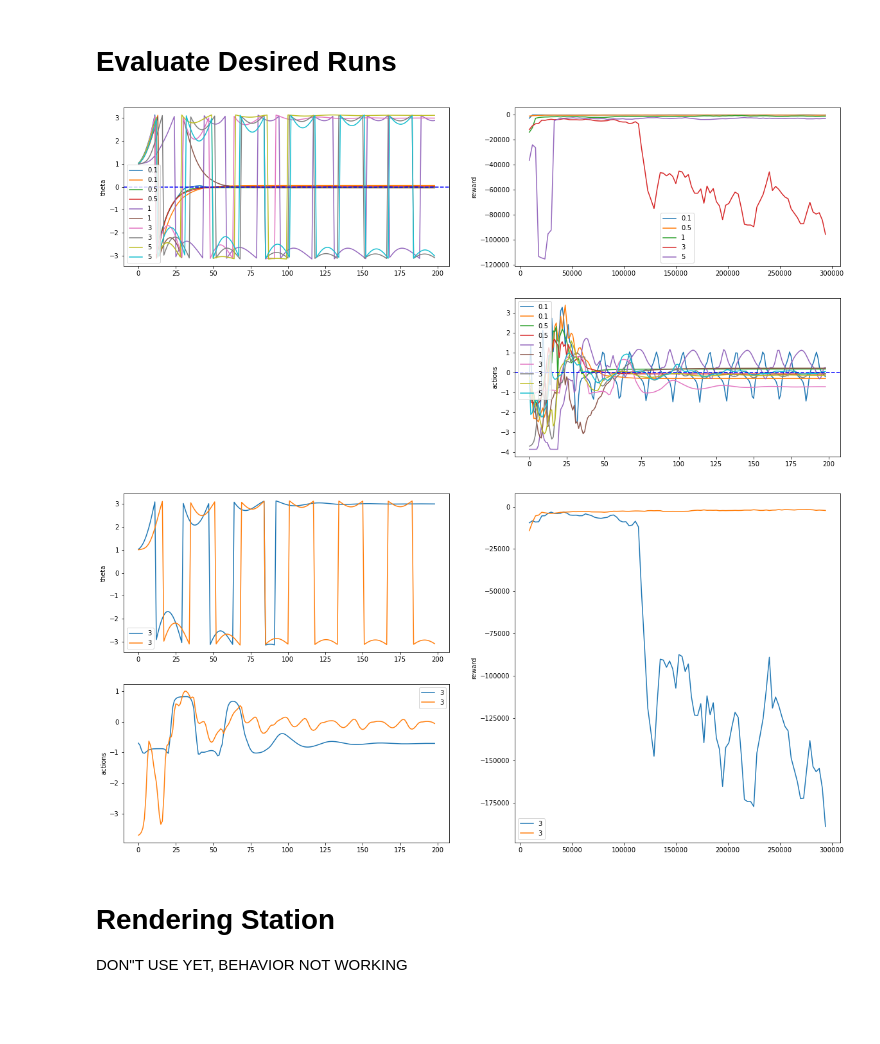
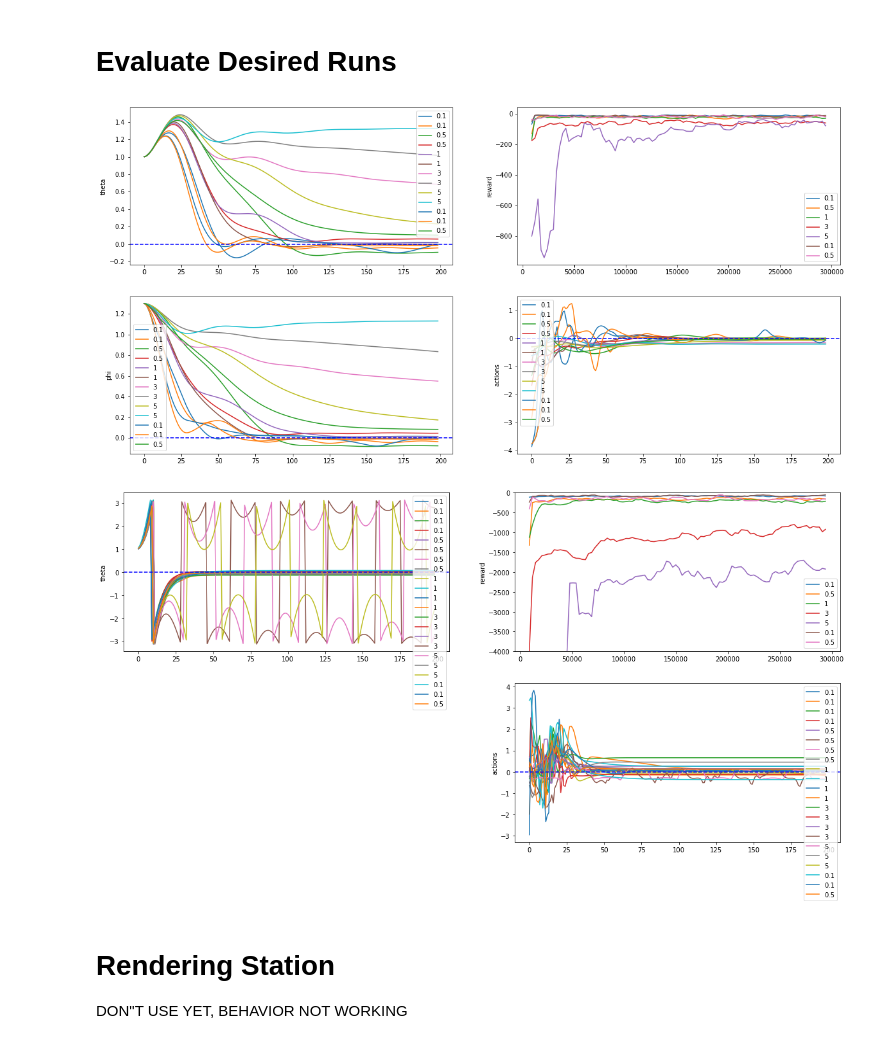
Before and after one commit to mohsinsarwari/RL_Path_Planning, a Jupyter notebook: cheap_control/evaluation.ipynb, the cells around one changed output. Drawn from its saved outputs; the diff is of its cells as text; code cells hidden in the pictures; blank space fills up the shorter version.

```diff
--- a/cheap_control/evaluation.ipynb
+++ b/cheap_control/evaluation.ipynb
@@ -66,16 +71,16 @@ def plot_eval():
         with open(os.path.join(os.path.join("./Runs", runs[0]), "params.pkl"), 'rb') as f:
             params = pickle.load(f)
         for folder in runs:
-            results = run_eval.evaluate(folder, init=[1, 0])
-            tb = results["newpendulum"]["mean_reward"]
+            results = run_eval.evaluate(folder, env='manipulator', init=[1, 1.3, 0, 0])
+            tb = results["manipulator"]["mean_reward"]
             tb_times = tb[0]
             tb_rew = [a[0] for a in tb[1]]
 
             rew.append(tb_rew)
 
-            theta = results["newpendulum"]["thetas"]
-            phi = results["newpendulum"]["phis"]
-            actions = results["newpendulum"]["actions"]
+            theta = results["manipulator"]["thetas"]
+            phi = results["manipulator"]["phis"]
+            actions = results["manipulator"]["actions"]
 
             #plt.subplot(122)
             #plt.plot(tb_times[(n//2):-(n//2)], tb_smoothed, label=str(params[label]))
@@ -83,8 +88,8 @@ def plot_eval():
 
             plt.subplot(221)
             plt.plot(theta, label=str(params[label]))
-            #plt.subplot(223)
-            #plt.plot(phi, label=str(params[label]))
+            plt.subplot(223)
+            plt.plot(phi, label=str(params[label]))
             plt.subplot(224)
             plt.plot(actions, label=str(params[label]))
 
@@ -110,9 +115,9 @@ def plot_eval():
     plt.axhline(y=0, color='b', linestyle='--')
     plt.ylabel("theta")
     plt.legend()
-    #plt.subplot(223)
-    #plt.axhline(y=0, color='b', linestyle='--')
-    #plt.ylabel("phi")
+    plt.subplot(223)
+    plt.axhline(y=0, color='b', linestyle='--')
+    plt.ylabel("phi")
     plt.legend()
     plt.subplot(224)
     plt.axhline(y=0, color='b', linestyle='--')
@@ -122,52 +127,66 @@ def plot_eval():
 
 plot_eval()
 # %% [output]
-[figure, old version]
+[figure, new version]
 # %%
 label = "eps"
 
 def plot_eval():
     plt.figure()
-    runs = filt(check, 3)
-    for folder in runs:
-        with open(os.path.join(os.path.join("./Runs", folder), "params.pkl"), 'rb') as f:
+    trial_id = 0
+    runs = filt(check, trial_id)
+    while runs:
+        rew = []
+        with open(os.path.join(os.path.join("./Runs", runs[0]), "params.pkl"), 'rb') as f:
             params = pickle.load(f)
-        results = run_eval.evaluate(folder, init=[1, 0])
-        tb = results["newpendulum"]["mean_reward"]
-        tb_times = tb[0]
-        tb_rew = [a[0] for a in tb[1]]
+        for folder in runs:
+            results = run_eval.evaluate(folder, env='newpendulum', init=[1, 0])
+            tb = results["newpendulum"]["mean_reward"]
+            tb_times = tb[0]
+            tb_rew = [a[0] for a in tb[1]]
 
-        theta = results["newpendulum"]["thetas"]
-        actions = results["newpendulum"]["actions"]
+            rew.append(tb_rew)
 
+            theta = results["newpendulum"]["thetas"]
+            actions = results["newpendulum"]["actions"]
+
+            plt.subplot(221)
+            plt.plot(theta, label=str(params[label]))
+            plt.subplot(224)
+            plt.plot(actions, label=str(params[label]))
+
+        rew_avg = np.mean(rew, axis=0)
         n=5
-        tb_smoothed = np.cumsum(tb_rew, dtype=float)
+        tb_smoothed = np.cumsum(rew_avg, dtype=float)
         tb_smoothed[n:] = tb_smoothed[n:] - tb_smoothed[:-n]
         tb_smoothed =  tb_smoothed[n - 1:] / n
 
-        plt.subplot(122)
+        plt.subplot(222)
         plt.plot(tb_times[(n//2):-(n//2)], tb_smoothed, label=str(params[label]))
+        #plt.plot(tb_times, rew_avg, label=str(params[label]))
 
-        plt.subplot(221)
-        plt.plot(theta, label=str(params[label]))
-        plt.subplot(223)
-        plt.plot(actions, label=str(params[label]))
+        trial_id += 1
+        runs = filt(check, trial_id)
 
 
-    plt.subplot(122)
+
+    plt.subplot(222)
     plt.ylabel("reward")
+    plt.ylim([-4000, 0])
     plt.legend()
     plt.subplot(221)
+    plt.axhline(y=0, color='b', linestyle='--')
     plt.ylabel("theta")
     plt.legend()
-    plt.subplot(223)
+    plt.subplot(224)
+    plt.axhline(y=0, color='b', linestyle='--')
     plt.ylabel("actions")
     plt.legend()
     plt.show()
 
 plot_eval()
 # %% [output]
-[figure, old version]
+[figure, new version]
 # %% [markdown]
 # Rendering Station
 
```
Also changed, not shown: parts of 1 cell of this notebook, 8 other files.
